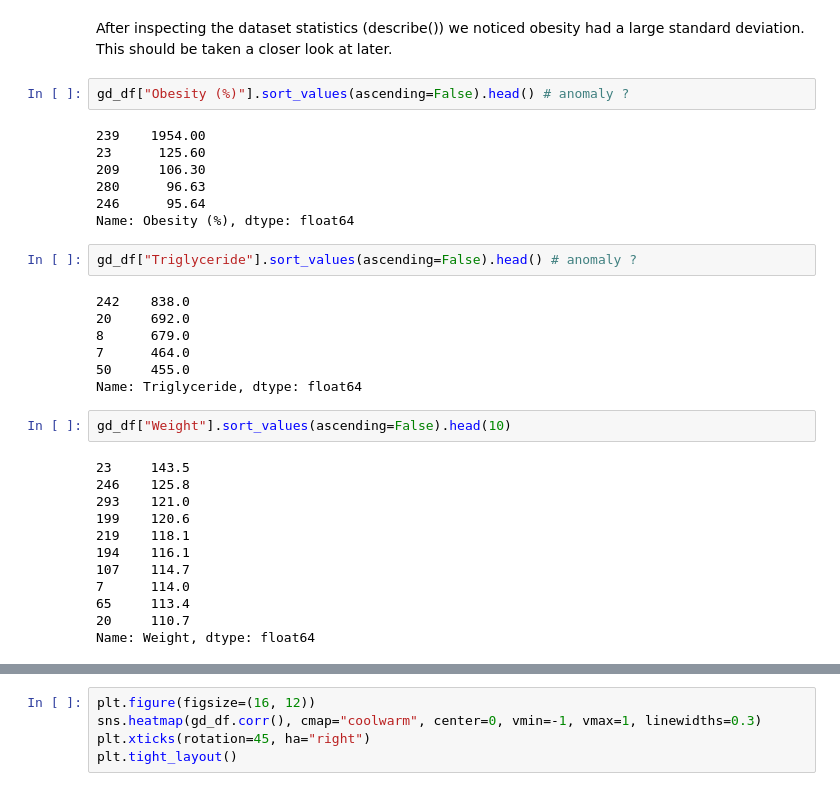
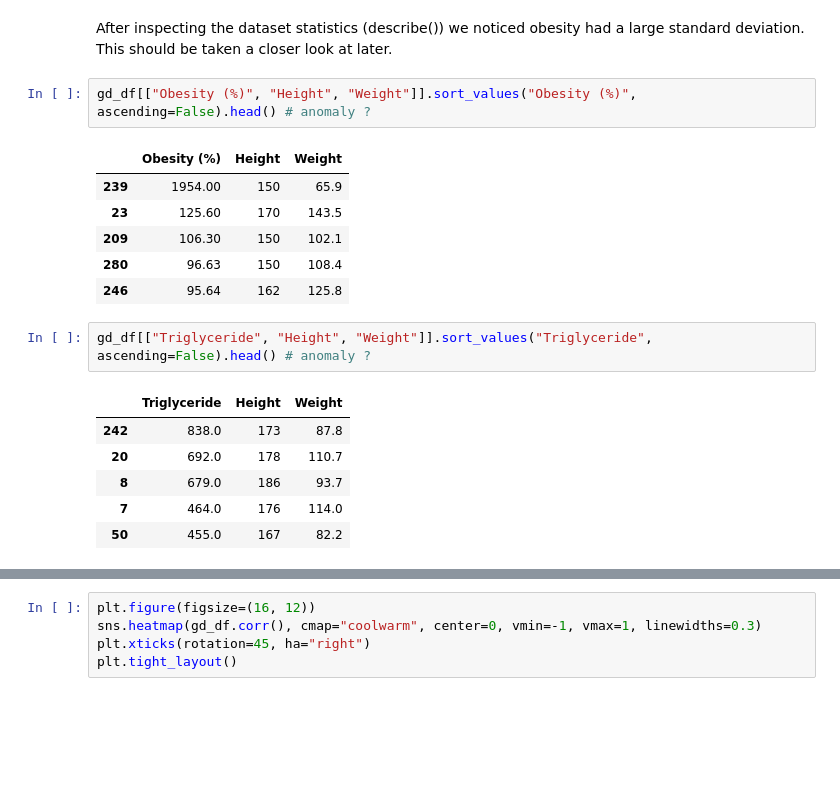
Before and after one commit to esoey/DAT540-Project, a Jupyter notebook: project_gd.ipynb, the cells around one changed output, grey strips where cells are left out. Drawn from its saved outputs; the diff is of its cells as text; blank space fills up the shorter version.

```diff
--- a/project_gd.ipynb
+++ b/project_gd.ipynb
@@ -154,34 +154,20 @@ plt.show()
 # %% [markdown]
 After inspecting the dataset statistics (describe()) we noticed obesity had a large standard deviation. This should be taken a closer look at later.
 # %%
-gd_df["Obesity (%)"].sort_values(ascending=False).head() # anomaly ?
+gd_df[["Obesity (%)", "Height", "Weight"]].sort_values("Obesity (%)", ascending=False).head() # anomaly ?
 # %% [output]
-239    1954.00
-23      125.60
-209     106.30
-280      96.63
-246      95.64
-Name: Obesity (%), dtype: float64
+|  | Obesity (%) | Height | Weight |
+| 239 | 1954.00 | 150 | 65.9 |
+| 23 | 125.60 | 170 | 143.5 |
+| 209 | 106.30 | 150 | 102.1 |
+| 280 | 96.63 | 150 | 108.4 |
+| 246 | 95.64 | 162 | 125.8 |
 # %%
-gd_df["Triglyceride"].sort_values(ascending=False).head() # anomaly ?
+gd_df[["Triglyceride", "Height", "Weight"]].sort_values("Triglyceride", ascending=False).head() # anomaly ?
 # %% [output]
-242    838.0
-20     692.0
-8      679.0
-7      464.0
-50     455.0
-Name: Triglyceride, dtype: float64
+|  | Triglyceride | Height | Weight |
+| 242 | 838.0 | 173 | 87.8 |
+| 20 | 692.0 | 178 | 110.7 |
+| 8 | 679.0 | 186 | 93.7 |
+| 7 | 464.0 | 176 | 114.0 |
+| 50 | 455.0 | 167 | 82.2 |
-# %%
-gd_df["Weight"].sort_values(ascending=False).head(10)
-# %% [output]
-23     143.5
-246    125.8
-293    121.0
-199    120.6
-219    118.1
-194    116.1
-107    114.7
-7      114.0
-65     113.4
-20     110.7
-Name: Weight, dtype: float64
```
Also changed, not shown: parts of 19 cells of this notebook.
